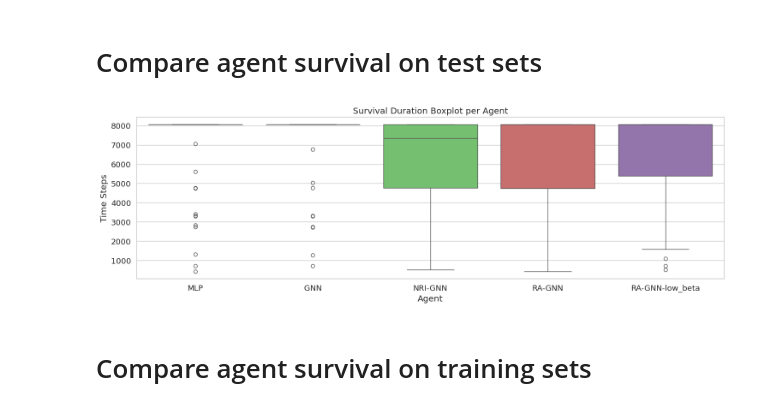
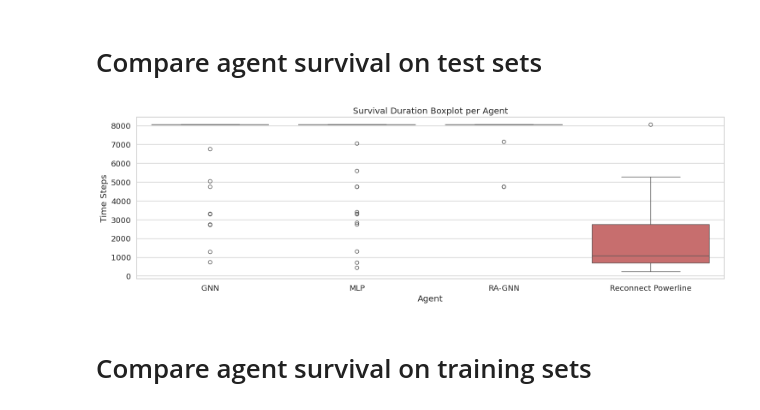
Before and after one commit to HansDampf37/NRI-for-explainable-RL-in-Power-Grids, a Jupyter notebook: src/visualization/visualize_agent_eval_results.ipynb, the cells around one changed output. Drawn from its saved outputs; the diff is of its cells as text; code cells hidden in the pictures.

```diff
--- a/src/visualization/visualize_agent_eval_results.ipynb
+++ b/src/visualization/visualize_agent_eval_results.ipynb
@@ -20,13 +20,13 @@ from src.visualization import get_evaluation_metrics, visualize_agent_survival,
 # %%
 ppo_gnn_metrics = get_evaluation_metrics(Path("/home/adrian/Dev/NRI-for-explainable-RL-in-Power-Grids/results/experiments/1001_compare_all/GNN_CustomPPO_0_47ac9_2026-01-09_19-01-53/evaluations"), "GNN")
 ppo_mlp_metrics = get_evaluation_metrics(Path("/home/adrian/Dev/NRI-for-explainable-RL-in-Power-Grids/results/experiments/1001_compare_all/MLP_CustomPPO_0_98de8_2026-01-09_19-04-10/evaluations"), "MLP")
-ppo_nri_gnn_metrics = get_evaluation_metrics(Path("/home/adrian/Dev/NRI-for-explainable-RL-in-Power-Grids/results/experiments/1001_compare_all/NRI_GNN_CustomPPO_0_b4e4e_2026-01-09_19-55-03/evaluations"), "NRI-GNN")
-ppo_ra_gnn_metrics = get_evaluation_metrics(Path("/home/adrian/Dev/NRI-for-explainable-RL-in-Power-Grids/results/experiments/1001_compare_all/RA_GNN_CustomPPO_0_6fcba_2026-01-09_19-24-29/evaluations"), "RA-GNN")
-ppo_ra_gnn_low_beta_metrics = get_evaluation_metrics(Path("/home/adrian/Dev/NRI-for-explainable-RL-in-Power-Grids/results/experiments/1001_beta0afterpretraining/RA_GNN_BETA0_CustomPPO_0_6976d_2026-01-09_19-17-09/evaluations"), "RA-GNN-low_beta")
-#reco = get_evaluation_metrics(Path("/home/adrian/Dev/NRI-for-explainable-RL-in-Power-Grids/results/evaluations/heuristic_agents/reco_powerline_agent/val"), "Reconnect Powerline")
-visualize_agent_survival([ppo_mlp_metrics, ppo_gnn_metrics, ppo_nri_gnn_metrics, ppo_ra_gnn_metrics, ppo_ra_gnn_low_beta_metrics])
+# ppo_nri_gnn_metrics = get_evaluation_metrics(Path("/home/adrian/Dev/NRI-for-explainable-RL-in-Power-Grids/results/experiments/1001_compare_all/NRI_GNN_CustomPPO_0_b4e4e_2026-01-09_19-55-03/evaluations"), "NRI-GNN")
+ppo_ra_gnn_metrics = get_evaluation_metrics(Path("/home/adrian/Schreibtisch/1301_rappo_with_anneal_2/CustomPPO_0_107a0_2026-01-14_22-36-19/evaluations/"), "RA-GNN")
+#ppo_ra_gnn_low_beta_metrics = get_evaluation_metrics(Path("/home/adrian/Dev/NRI-for-explainable-RL-in-Power-Grids/results/experiments/1201_ragnn_prior1_high_beta_temp0_like_gnn/CustomPPO_0_420a7_2026-01-12_13-21-44/evaluations"), "GNN-like")
+reco = get_evaluation_metrics(Path("/home/adrian/Dev/NRI-for-explainable-RL-in-Power-Grids/results/evaluations/reco_powerline_agent/val"), "Reconnect Powerline")
+visualize_agent_survival([ppo_gnn_metrics, ppo_mlp_metrics, ppo_ra_gnn_metrics, reco])
 # %% [output]
-[figure, old version]
+[figure, new version]
 # %% [markdown]
 # Compare agent survival on training sets
 # %%
```
Also changed, not shown: 4 other files.
